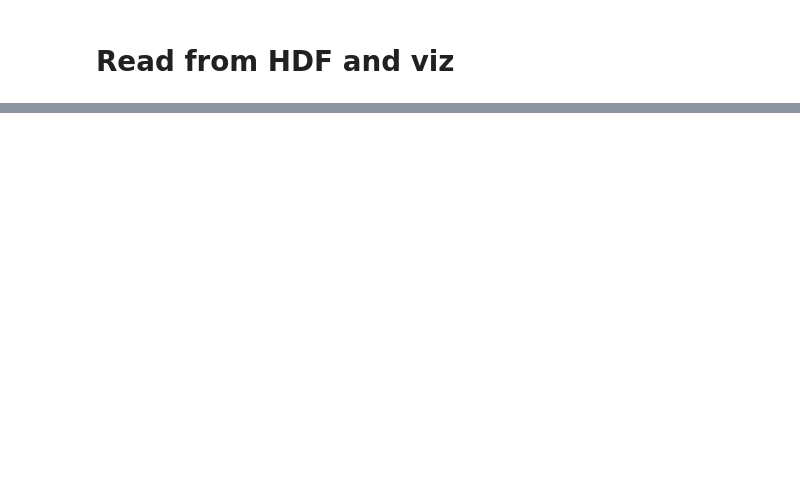
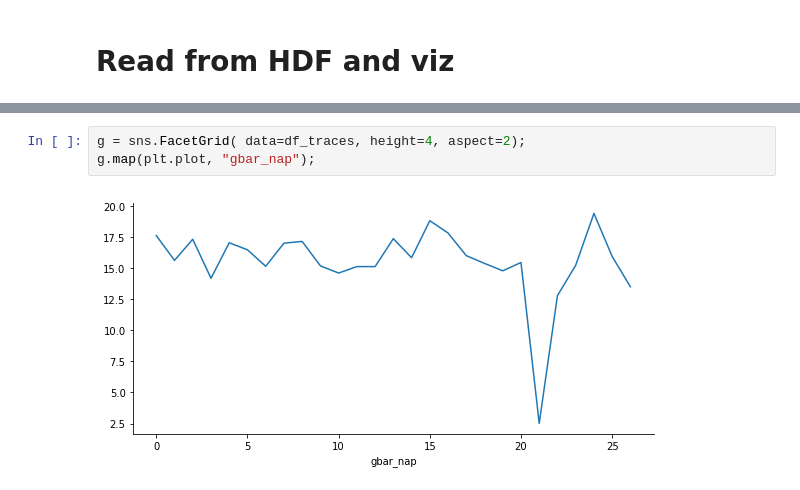
Before and after one commit to alTeska/DAP_analysis, a Jupyter notebook: param_analysis/notebooks/read_ready_hdf_0805.ipynb, the cells around one changed output, grey strips where cells are left out. Cells and saved outputs as stored; diff of their text form; blank space fills up the shorter version.

```diff
--- a/param_analysis/notebooks/read_ready_hdf_0805.ipynb
+++ b/param_analysis/notebooks/read_ready_hdf_0805.ipynb
@@ -27,0 +73,5 @@ df_steps.head()
+# %%
+g = sns.FacetGrid( data=df_traces, height=4, aspect=2);
+g.map(plt.plot, "gbar_nap");
+# %% [output]
+[figure, added]
```
Also changed, not shown: parts of 19 cells of this notebook, 2 other files.
